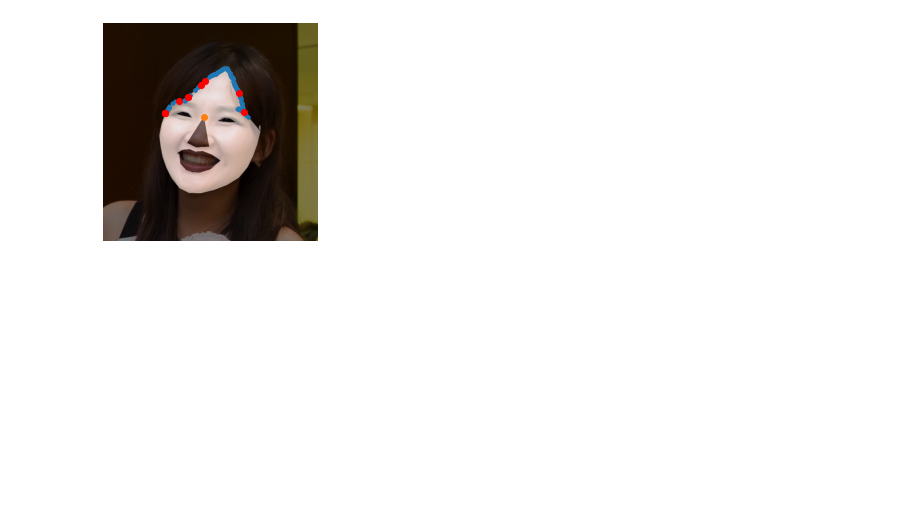
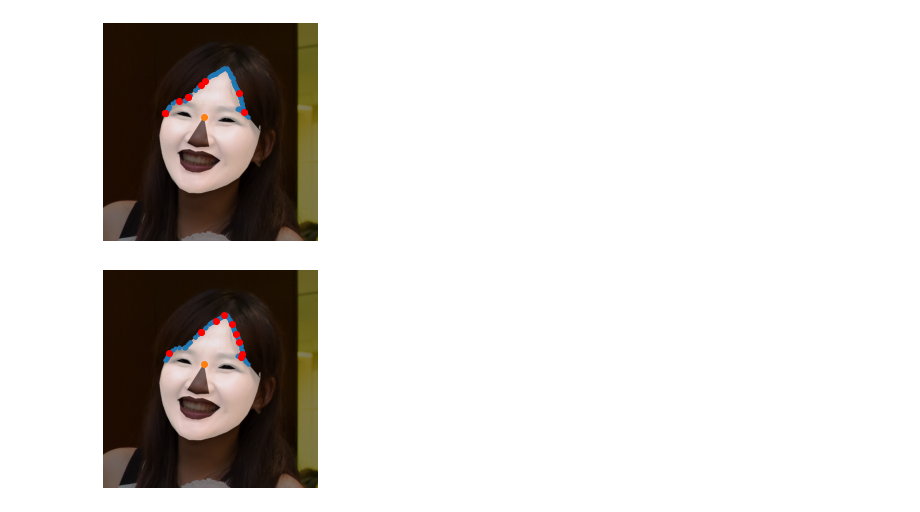
Before and after one commit to waczjoan/Face-Morph, a Jupyter notebook: Triangulation/triangulationWithForehead.ipynb, the cells around one changed output. Drawn from its saved outputs; the diff is of its cells as text; code cells hidden in the pictures; blank space fills up the shorter version.

```diff
--- a/Triangulation/triangulationWithForehead.ipynb
+++ b/Triangulation/triangulationWithForehead.ipynb
@@ -133,6 +122,17 @@ plt.plot( landmarks()[landmarks.points_info['NOSE_LINE_POINTS']][0][0],  landmar
 plot_img(mask, alpha = 0.5, cmap = 'gray')
 # %% [output]
 [figure]
+# %%
+# punkty można w zaleznosci od ntego punkta
+k = find_n_points_in_countour(forehead, n = 10, perimeter = False)
+
+plot_img(img_RGB)
+plt.plot(forehead[:,0], forehead[:,1], '.')
+plt.plot(forehead[:,0][k], forehead[:,1][k], 'ro')
+plt.plot( landmarks()[landmarks.points_info['NOSE_LINE_POINTS']][0][0],  landmarks()[landmarks.points_info['NOSE_LINE_POINTS']][0][1], 'o')
+plot_img(mask, alpha = 0.5, cmap = 'gray')
+# %% [output]
+[figure, new version]
 # %%
 new_landmarks = update_landmarks(forehead[k], landmarks)
 # %%
```
Also changed, not shown: parts of 8 cells of this notebook, 1 other file.
